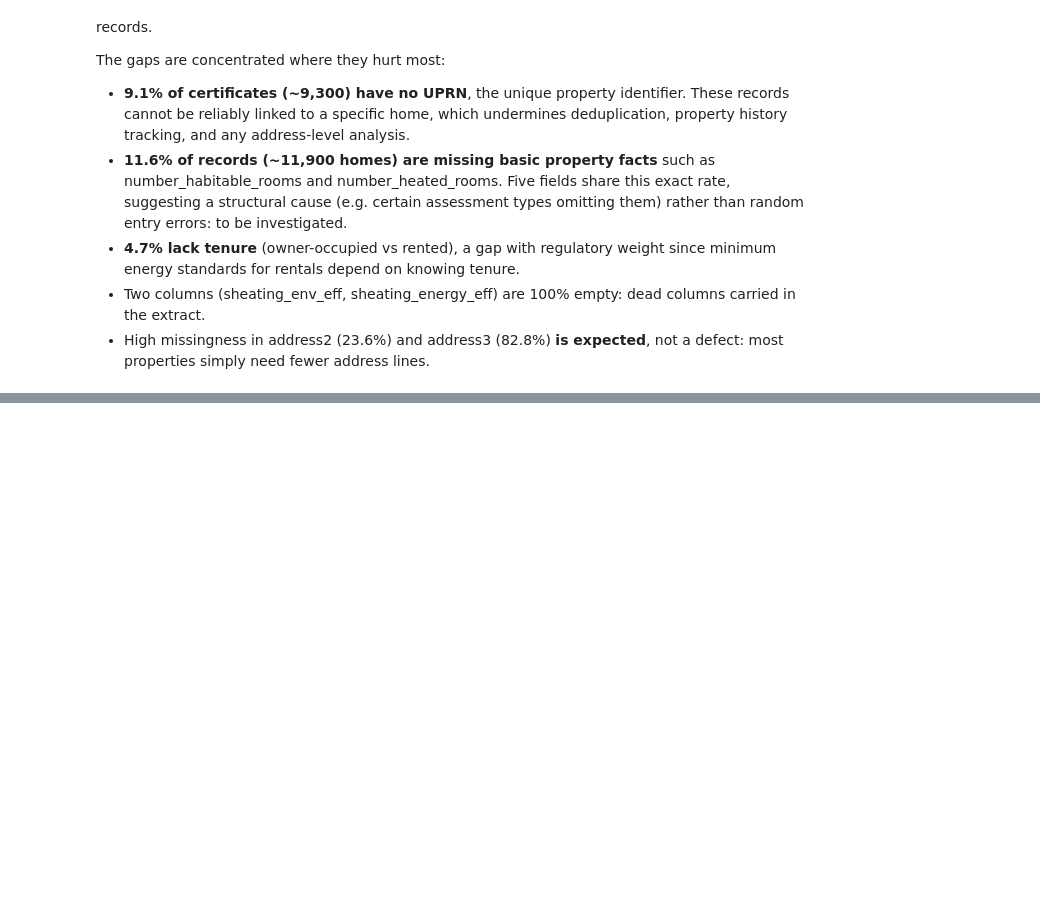
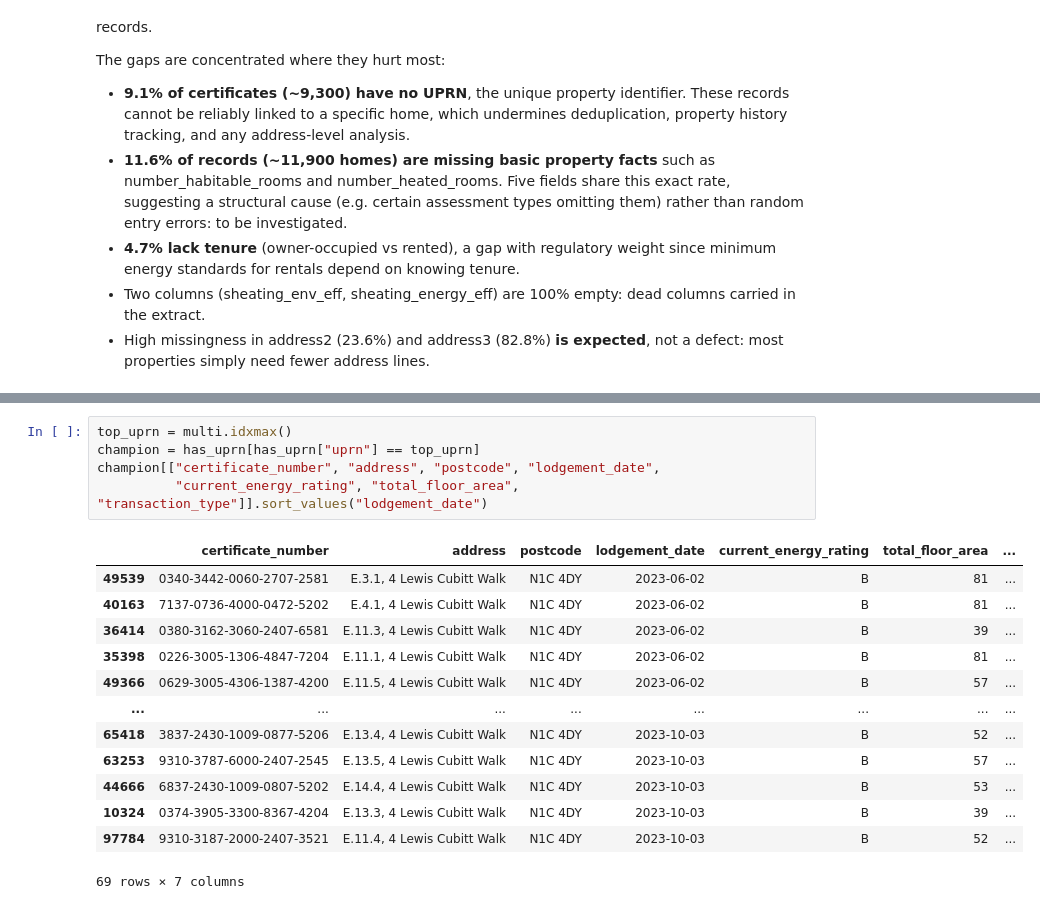
Before and after one commit to Tareqasaad/epc-data-quality-audit, a Jupyter notebook: notebooks/01_data_profiling.ipynb, the cells around one changed output, grey strips where cells are left out. Saved outputs shown, nothing was run; the diff lists cells and outputs as text; blank space fills up the shorter version.

```diff
--- a/notebooks/01_data_profiling.ipynb
+++ b/notebooks/01_data_profiling.ipynb
@@ -104,0 +130,19 @@ The gaps are concentrated where they hurt most:
+# %%
+top_uprn = multi.idxmax()
+champion = has_uprn[has_uprn["uprn"] == top_uprn]
+champion[["certificate_number", "address", "postcode", "lodgement_date",
+          "current_energy_rating", "total_floor_area", "transaction_type"]].sort_values("lodgement_date")
+# %% [output]
+|  | certificate_number | address | postcode | lodgement_date | current_energy_rating | total_floor_area | ... |
+| 49539 | 0340-3442-0060-2707-2581 | E.3.1, 4 Lewis Cubitt Walk | N1C 4DY | 2023-06-02 | B | 81 | ... |
+| 40163 | 7137-0736-4000-0472-5202 | E.4.1, 4 Lewis Cubitt Walk | N1C 4DY | 2023-06-02 | B | 81 | ... |
+| 36414 | 0380-3162-3060-2407-6581 | E.11.3, 4 Lewis Cubitt Walk | N1C 4DY | 2023-06-02 | B | 39 | ... |
+| 35398 | 0226-3005-1306-4847-7204 | E.11.1, 4 Lewis Cubitt Walk | N1C 4DY | 2023-06-02 | B | 81 | ... |
+| 49366 | 0629-3005-4306-1387-4200 | E.11.5, 4 Lewis Cubitt Walk | N1C 4DY | 2023-06-02 | B | 57 | ... |
+| ... | ... | ... | ... | ... | ... | ... | ... |
+| 65418 | 3837-2430-1009-0877-5206 | E.13.4, 4 Lewis Cubitt Walk | N1C 4DY | 2023-10-03 | B | 52 | ... |
+| 63253 | 9310-3787-6000-2407-2545 | E.13.5, 4 Lewis Cubitt Walk | N1C 4DY | 2023-10-03 | B | 57 | ... |
+| 44666 | 6837-2430-1009-0807-5202 | E.14.4, 4 Lewis Cubitt Walk | N1C 4DY | 2023-10-03 | B | 53 | ... |
+| 10324 | 0374-3905-3300-8367-4204 | E.13.3, 4 Lewis Cubitt Walk | N1C 4DY | 2023-10-03 | B | 39 | ... |
+| 97784 | 9310-3187-2000-2407-3521 | E.11.4, 4 Lewis Cubitt Walk | N1C 4DY | 2023-10-03 | B | 52 | ... |
+69 rows × 7 columns
```
Also changed, not shown: parts of 8 cells of this notebook.
